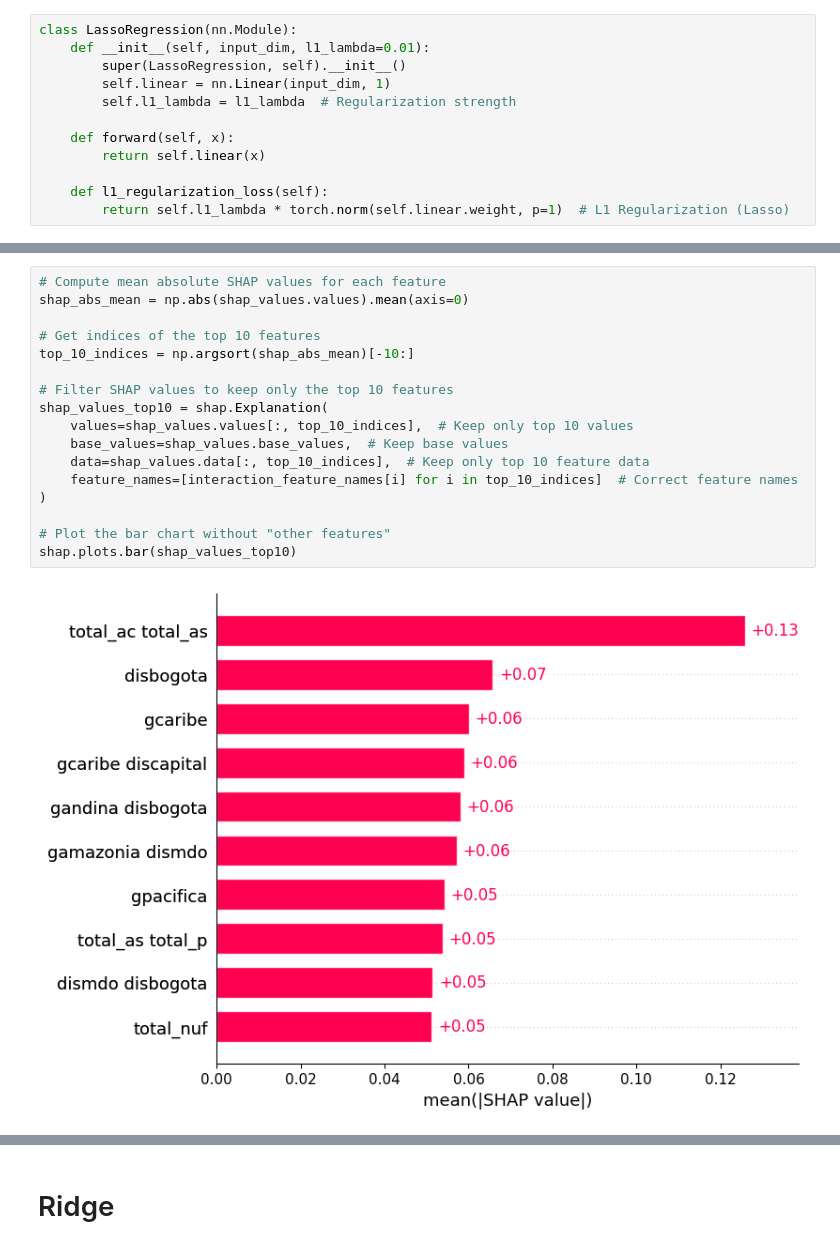
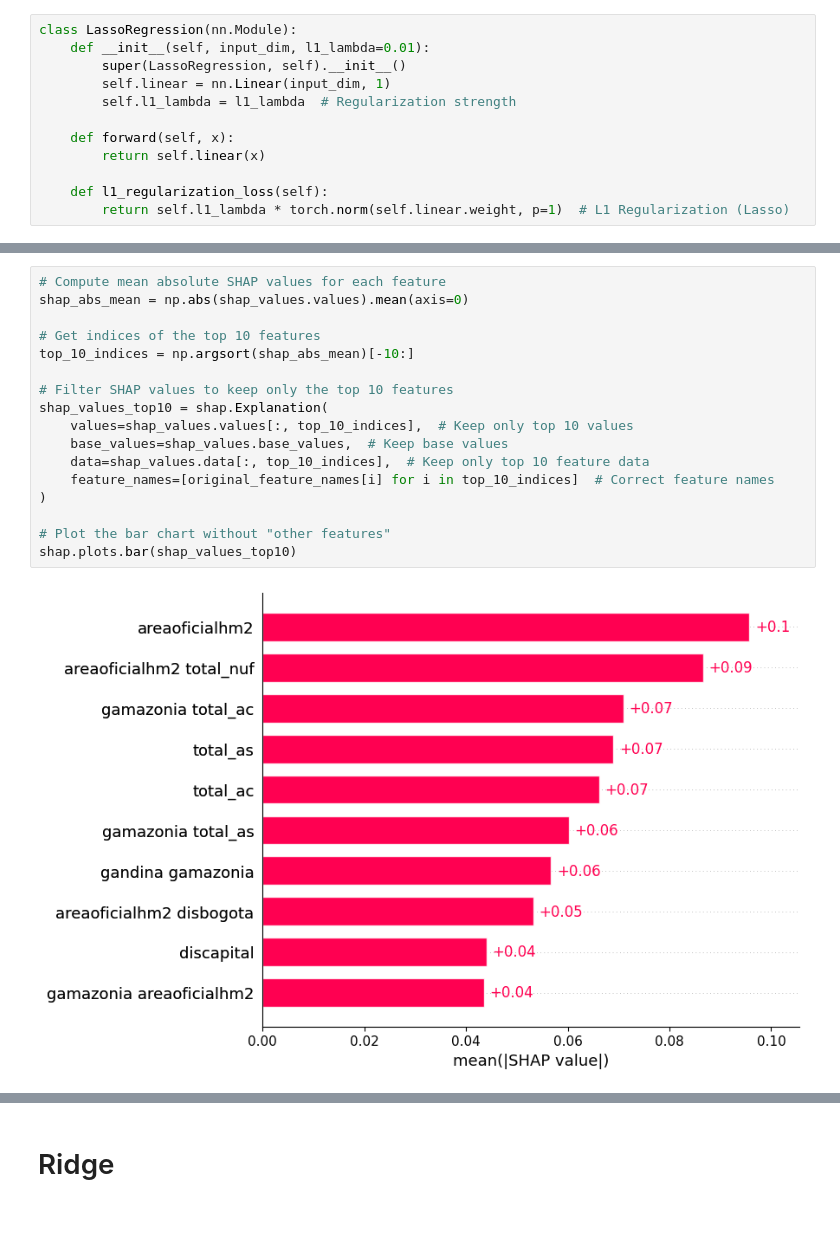
Before and after one commit to cpj97/MDS_thesis, a Jupyter notebook: Code/regularization.ipynb, the cells around one changed output, grey strips where cells are left out. Saved outputs shown, nothing was run; the diff lists cells and outputs as text; blank space fills up the shorter version.

```diff
--- a/Code/regularization.ipynb
+++ b/Code/regularization.ipynb
@@ -283,22 +284,22 @@ shap_values = explainer(X_train1)
 # %%
 # Compute mean absolute SHAP values for each feature
 shap_abs_mean = np.abs(shap_values.values).mean(axis=0)
 
 # Get indices of the top 10 features
 top_10_indices = np.argsort(shap_abs_mean)[-10:]
 
 # Filter SHAP values to keep only the top 10 features
 shap_values_top10 = shap.Explanation(
     values=shap_values.values[:, top_10_indices],  # Keep only top 10 values
     base_values=shap_values.base_values,  # Keep base values
     data=shap_values.data[:, top_10_indices],  # Keep only top 10 feature data
-    feature_names=[interaction_feature_names[i] for i in top_10_indices]  # Correct feature names
+    feature_names=[original_feature_names[i] for i in top_10_indices]  # Correct feature names
 )
 
 # Plot the bar chart without "other features"
 shap.plots.bar(shap_values_top10)
 # %% [output]
-[figure, old version]
+[figure, new version]
 # %%
 # Step 1: Compute the mean absolute SHAP values (for correct ranking)
 shap_mean_abs = np.abs(shap_values.values).mean(axis=0)  # Matches shap.plots.bar()
```
Also changed, not shown: parts of 10 cells of this notebook, 2 other files.
